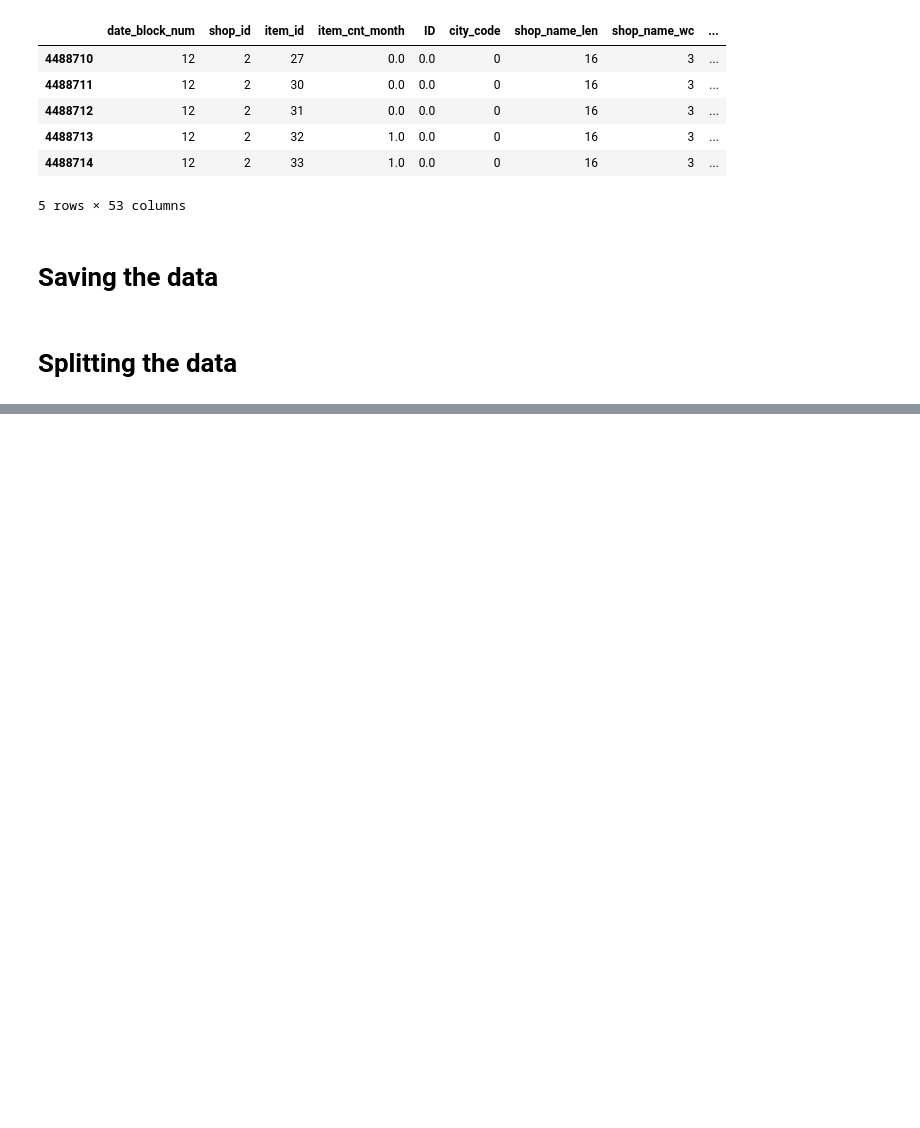
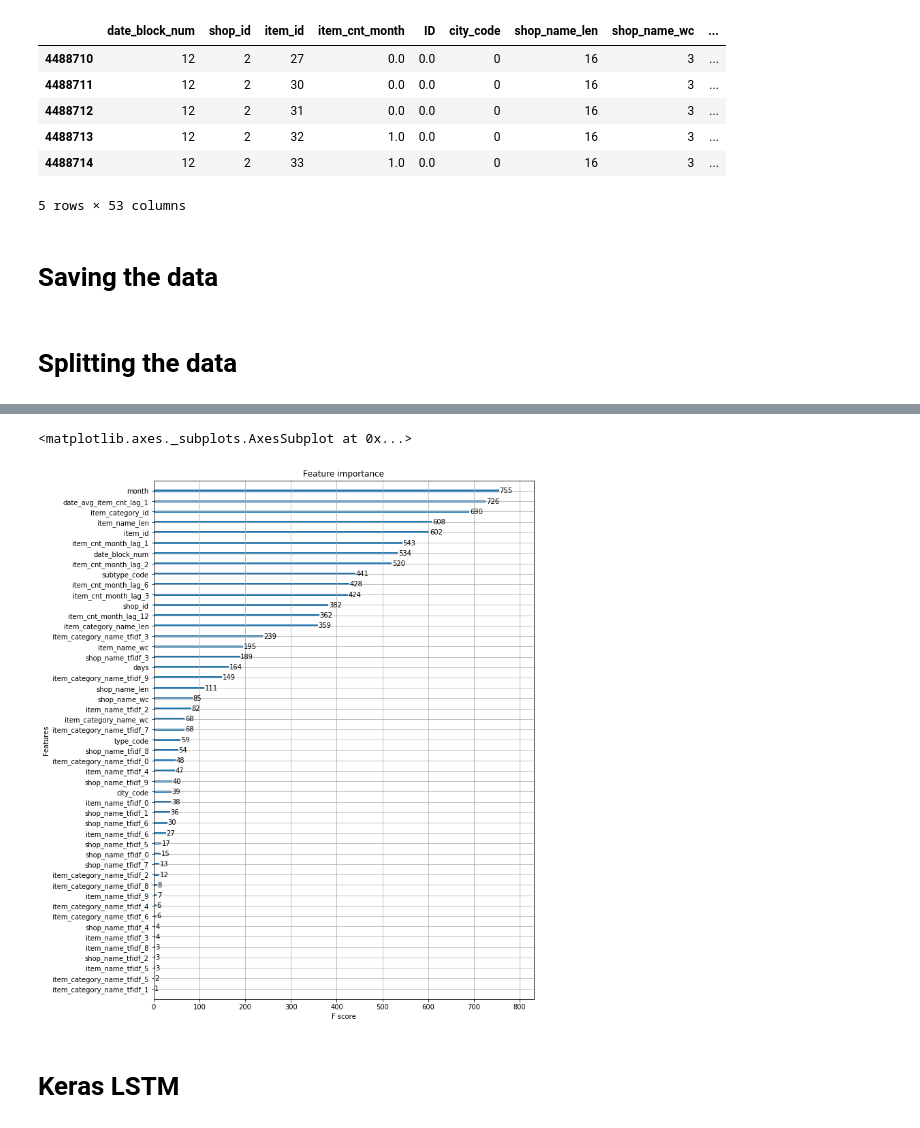
Before and after one commit to KonstantinKochetov/Kaggle-competition-sales-1c, a Jupyter notebook: solution.ipynb, the cells around one changed output, grey strips where cells are left out. Saved outputs shown, nothing was run; the diff lists cells and outputs as text; code cells hidden in the pictures; blank space fills up the shorter version.

```diff
--- a/solution.ipynb
+++ b/solution.ipynb
@@ -383,0 +380,17 @@ X_test = data[data.date_block_num == 34].drop(['item_cnt_month'], axis=1)
+# %%
+model = XGBRegressor(
+    max_depth=8,
+    n_estimators=1000,
+    min_child_weight=300,
+    colsample_bytree=0.8,
+    subsample=0.8,
+    eta=0.3,
+    seed=42)
+
+model.fit(
+    X_train,
+    Y_train,
+    eval_metric="rmse",
+    eval_set=[(X_train, Y_train), (X_valid, Y_valid)],
+    verbose=True,
+    early_stopping_rounds = 10)
@@ -383,0 +435,9 @@ X_test = data[data.date_block_num == 34].drop(['item_cnt_month'], axis=1)
+# %%
+def plot_features(booster, figsize):
+    fig, ax = plt.subplots(1,1,figsize=figsize)
+    return plot_importance(booster=booster, ax=ax)
+
+plot_features(model, (10,14))
+# %% [output]
+<matplotlib.axes._subplots.AxesSubplot at 0x...>
+[figure, added]
@@ -383,0 +446,2 @@ X_test = data[data.date_block_num == 34].drop(['item_cnt_month'], axis=1)
+# %% [markdown]
+# Keras LSTM
```
Also changed, not shown: parts of 8 cells of this notebook, 5 other files.
